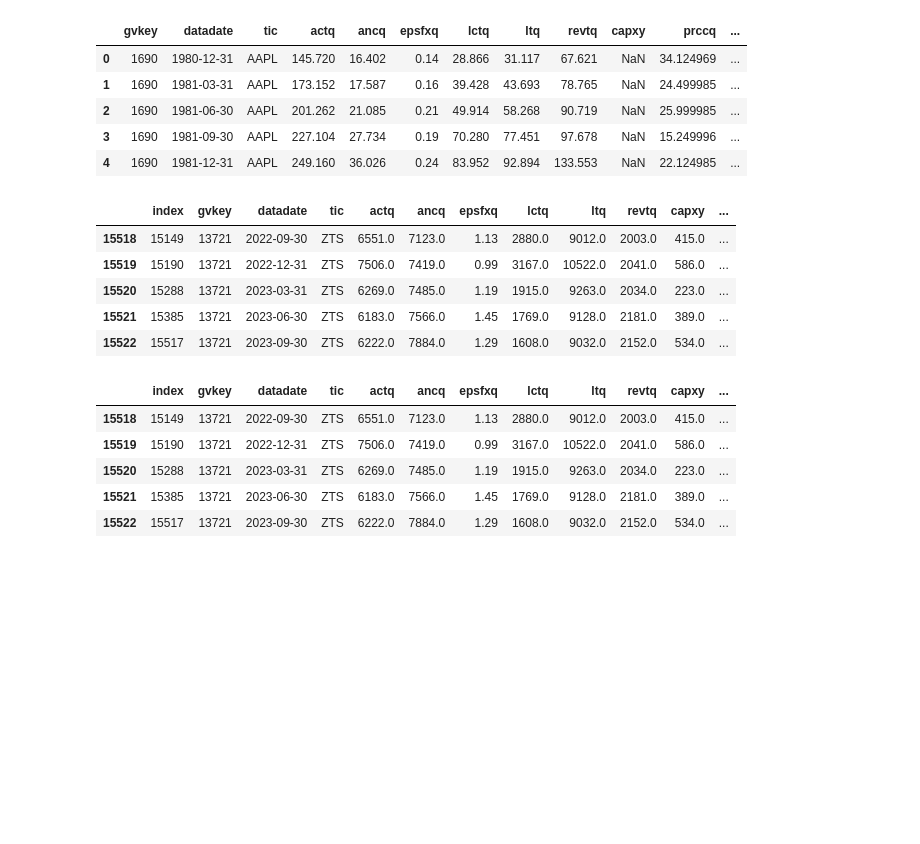
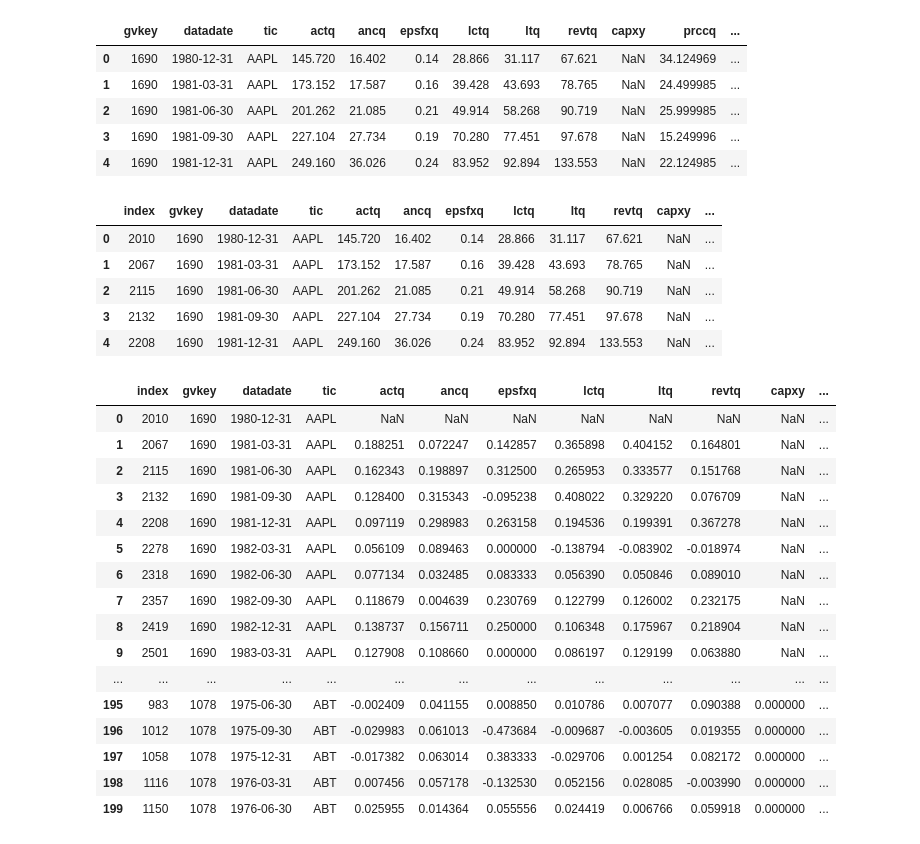
Before and after one commit to edocampione/4YP, a Jupyter notebook: scripts/process_data.ipynb, the cells around one changed output. Cells and saved outputs as stored; diff of their text form; code cells hidden in the pictures; blank space fills up the shorter version.

```diff
--- a/scripts/process_data.ipynb
+++ b/scripts/process_data.ipynb
@@ -155,32 +184,61 @@ df = df.drop(columns=['caldt'])
 #df = df.dropna(subset=['prccq'])
 
 df = df.sort_values(by=['tic','datadate']).reset_index()
-df.tail()
+df.head()
 # %% [output]
 |  | index | gvkey | datadate | tic | actq | ancq | epsfxq | lctq | ltq | revtq | capxy | ... |
-| 15518 | 15149 | 13721 | 2022-09-30 | ZTS | 6551.0 | 7123.0 | 1.13 | 2880.0 | 9012.0 | 2003.0 | 415.0 | ... |
-| 15519 | 15190 | 13721 | 2022-12-31 | ZTS | 7506.0 | 7419.0 | 0.99 | 3167.0 | 10522.0 | 2041.0 | 586.0 | ... |
-| 15520 | 15288 | 13721 | 2023-03-31 | ZTS | 6269.0 | 7485.0 | 1.19 | 1915.0 | 9263.0 | 2034.0 | 223.0 | ... |
-| 15521 | 15385 | 13721 | 2023-06-30 | ZTS | 6183.0 | 7566.0 | 1.45 | 1769.0 | 9128.0 | 2181.0 | 389.0 | ... |
-| 15522 | 15517 | 13721 | 2023-09-30 | ZTS | 6222.0 | 7884.0 | 1.29 | 1608.0 | 9032.0 | 2152.0 | 534.0 | ... |
+| 0 | 2010 | 1690 | 1980-12-31 | AAPL | 145.720 | 16.402 | 0.14 | 28.866 | 31.117 | 67.621 | NaN | ... |
+| 1 | 2067 | 1690 | 1981-03-31 | AAPL | 173.152 | 17.587 | 0.16 | 39.428 | 43.693 | 78.765 | NaN | ... |
+| 2 | 2115 | 1690 | 1981-06-30 | AAPL | 201.262 | 21.085 | 0.21 | 49.914 | 58.268 | 90.719 | NaN | ... |
+| 3 | 2132 | 1690 | 1981-09-30 | AAPL | 227.104 | 27.734 | 0.19 | 70.280 | 77.451 | 97.678 | NaN | ... |
+| 4 | 2208 | 1690 | 1981-12-31 | AAPL | 249.160 | 36.026 | 0.24 | 83.952 | 92.894 | 133.553 | NaN | ... |
 # %%
-df = df.sort_values(by=['tic','datadate'])
 
-# convert to pct
-df['prccq'] = df['prccq'].pct_change()
+
+# convert features to pct
+
+features = [
+    'actq', 'ancq', 'epsfxq',
+    'lctq', 'ltq', 'revtq',
+    'capxy', 'prccq',]
+
+ratios = [
+    'roa', 'roe','pe_inc', 'divyield',
+    'pcf', 'roce',
+    'debt_ebitda', 'gpm','evm',
+    'cfm', 'npm', 'PEG_trailing',
+    'de_ratio', 'curr_ratio', 'ptb']
+
+df[features] = df[features].pct_change()
+
+for col in ratios:
+    df[col + '_change'] = df[col].pct_change()
+
+
 df['spindx'] = df['spindx'].pct_change()
 
 df['relative_quarterly_return'] = (df['prccq'] - df['spindx'])
 df['target'] = df['relative_quarterly_return'].shift(-1)
 
 df = df.drop(columns=['prccq', 'spindx'])
 
-df.tail()
+df.head(200)
 # %% [output]
 |  | index | gvkey | datadate | tic | actq | ancq | epsfxq | lctq | ltq | revtq | capxy | ... |
-| 15518 | 15149 | 13721 | 2022-09-30 | ZTS | 6551.0 | 7123.0 | 1.13 | 2880.0 | 9012.0 | 2003.0 | 415.0 | ... |
-| 15519 | 15190 | 13721 | 2022-12-31 | ZTS | 7506.0 | 7419.0 | 0.99 | 3167.0 | 10522.0 | 2041.0 | 586.0 | ... |
-| 15520 | 15288 | 13721 | 2023-03-31 | ZTS | 6269.0 | 7485.0 | 1.19 | 1915.0 | 9263.0 | 2034.0 | 223.0 | ... |
-| 15521 | 15385 | 13721 | 2023-06-30 | ZTS | 6183.0 | 7566.0 | 1.45 | 1769.0 | 9128.0 | 2181.0 | 389.0 | ... |
-| 15522 | 15517 | 13721 | 2023-09-30 | ZTS | 6222.0 | 7884.0 | 1.29 | 1608.0 | 9032.0 | 2152.0 | 534.0 | ... |
+| 0 | 2010 | 1690 | 1980-12-31 | AAPL | NaN | NaN | NaN | NaN | NaN | NaN | NaN | ... |
+| 1 | 2067 | 1690 | 1981-03-31 | AAPL | 0.188251 | 0.072247 | 0.142857 | 0.365898 | 0.404152 | 0.164801 | NaN | ... |
+| 2 | 2115 | 1690 | 1981-06-30 | AAPL | 0.162343 | 0.198897 | 0.312500 | 0.265953 | 0.333577 | 0.151768 | NaN | ... |
+| 3 | 2132 | 1690 | 1981-09-30 | AAPL | 0.128400 | 0.315343 | -0.095238 | 0.408022 | 0.329220 | 0.076709 | NaN | ... |
+| 4 | 2208 | 1690 | 1981-12-31 | AAPL | 0.097119 | 0.298983 | 0.263158 | 0.194536 | 0.199391 | 0.367278 | NaN | ... |
+| 5 | 2278 | 1690 | 1982-03-31 | AAPL | 0.056109 | 0.089463 | 0.000000 | -0.138794 | -0.083902 | -0.018974 | NaN | ... |
+| 6 | 2318 | 1690 | 1982-06-30 | AAPL | 0.077134 | 0.032485 | 0.083333 | 0.056390 | 0.050846 | 0.089010 | NaN | ... |
+| 7 | 2357 | 1690 | 1982-09-30 | AAPL | 0.118679 | 0.004639 | 0.230769 | 0.122799 | 0.126002 | 0.232175 | NaN | ... |
+| 8 | 2419 | 1690 | 1982-12-31 | AAPL | 0.138737 | 0.156711 | 0.250000 | 0.106348 | 0.175967 | 0.218904 | NaN | ... |
+| 9 | 2501 | 1690 | 1983-03-31 | AAPL | 0.127908 | 0.108660 | 0.000000 | 0.086197 | 0.129199 | 0.063880 | NaN | ... |
+| ... | ... | ... | ... | ... | ... | ... | ... | ... | ... | ... | ... | ... |
+| 195 | 983 | 1078 | 1975-06-30 | ABT | -0.002409 | 0.041155 | 0.008850 | 0.010786 | 0.007077 | 0.090388 | 0.000000 | ... |
+| 196 | 1012 | 1078 | 1975-09-30 | ABT | -0.029983 | 0.061013 | -0.473684 | -0.009687 | -0.003605 | 0.019355 | 0.000000 | ... |
+| 197 | 1058 | 1078 | 1975-12-31 | ABT | -0.017382 | 0.063014 | 0.383333 | -0.029706 | 0.001254 | 0.082172 | 0.000000 | ... |
+| 198 | 1116 | 1078 | 1976-03-31 | ABT | 0.007456 | 0.057178 | -0.132530 | 0.052156 | 0.028085 | -0.003990 | 0.000000 | ... |
+| 199 | 1150 | 1078 | 1976-06-30 | ABT | 0.025955 | 0.014364 | 0.055556 | 0.024419 | 0.006766 | 0.059918 | 0.000000 | ... |
 # %%
```
Also changed, not shown: parts of 6 cells of this notebook.
